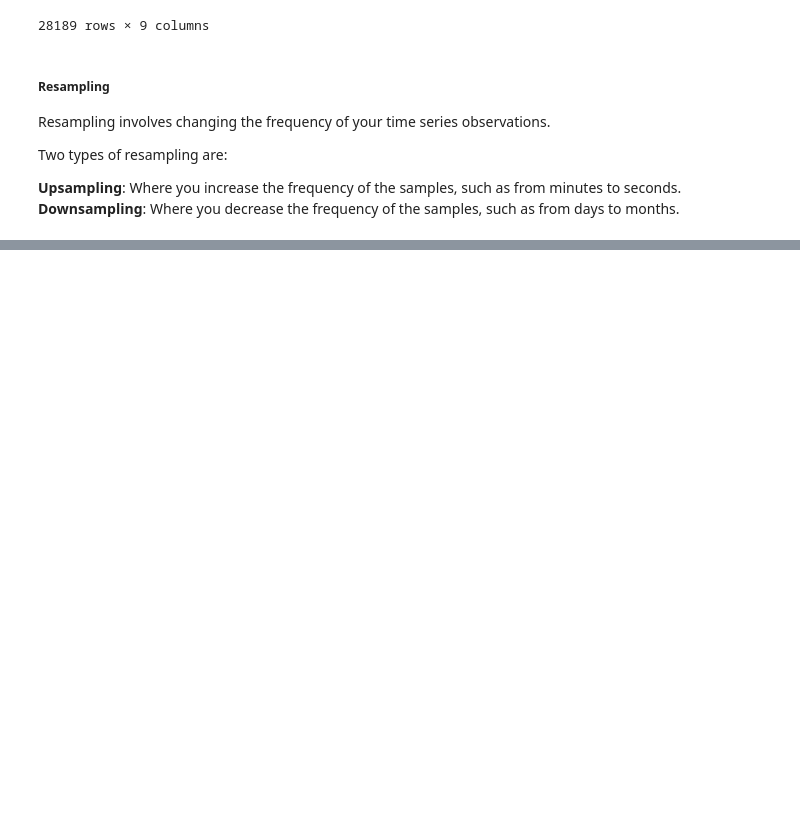
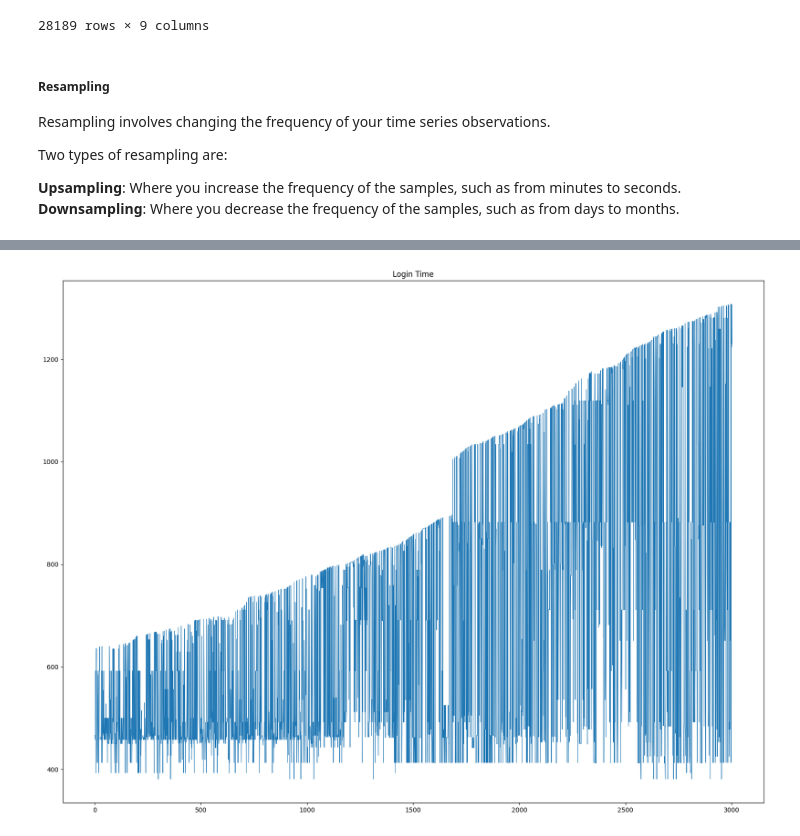
Before and after one commit to thekushak0003/My-DSMP-Journey, a Jupyter notebook: case studies/time_series_analysis.ipynb, the cells around one changed output, grey strips where cells are left out. Cells and saved outputs as stored; diff of their text form; code cells hidden in the pictures; blank space fills up the shorter version.

```diff
--- a/case studies/time_series_analysis.ipynb
+++ b/case studies/time_series_analysis.ipynb
@@ -374,0 +402,7 @@ Two types of resampling are:
+# %%
+# shift example
+df = pd.read_csv('login.csv',header=None)
+df = df[[1,2]]
+df.head()
+df.rename(columns={1:'user_id',2:'login_time'},inplace=True)
+df.head()
@@ -374,0 +462,13 @@ Two types of resampling are:
+# %%
+# Adjust the title list to match the number of columns in df
+ax = df.plot(subplots=True,
+                    layout=(1, 1),
+                     sharex=False,
+                     sharey=False,
+                     linewidth=0.7,
+                     fontsize=10,
+                     legend=False,
+                      figsize=(20, 15),
+                      title=['Login Time'])
+# %% [output]
+[figure, added]
```
Also changed, not shown: parts of 9 cells of this notebook.
